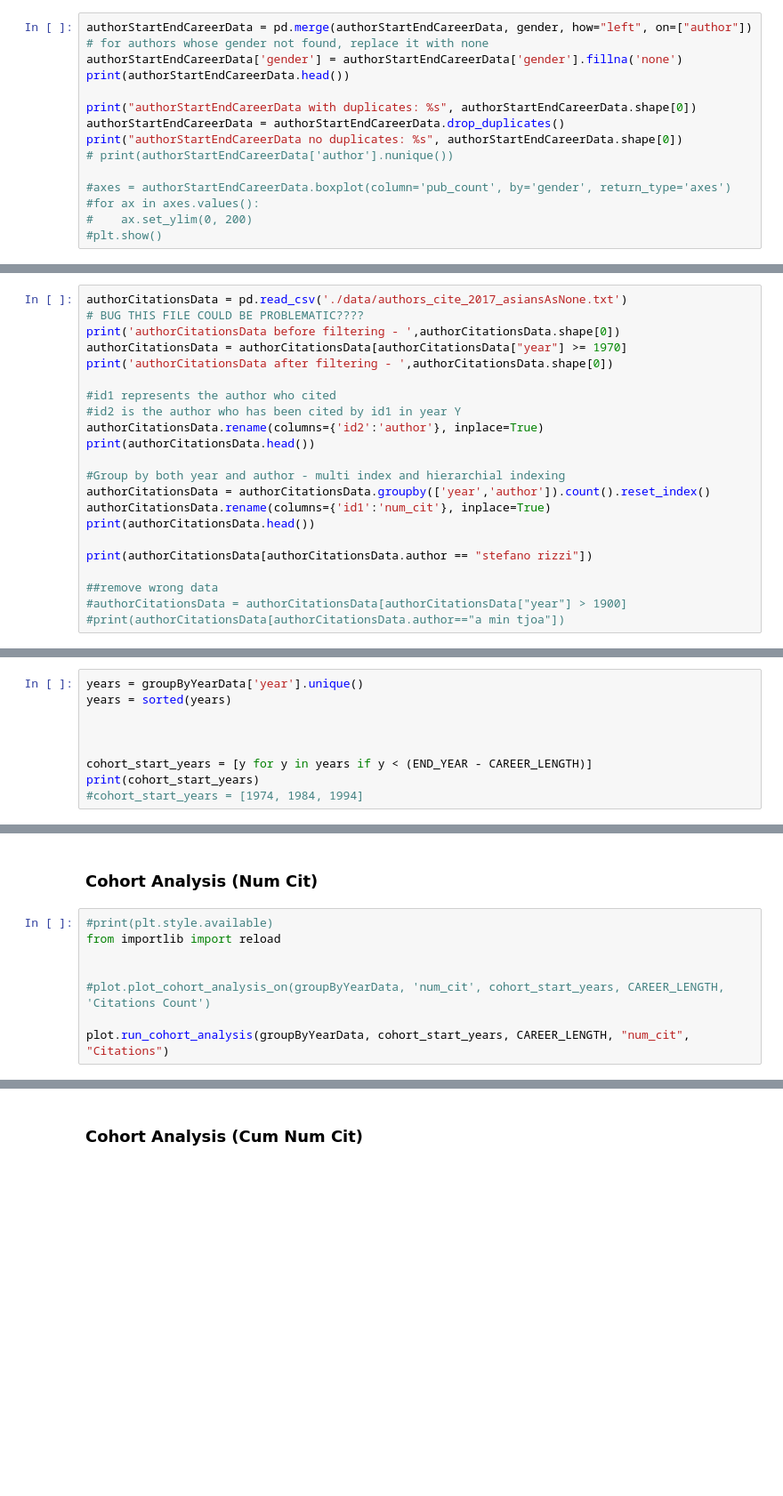
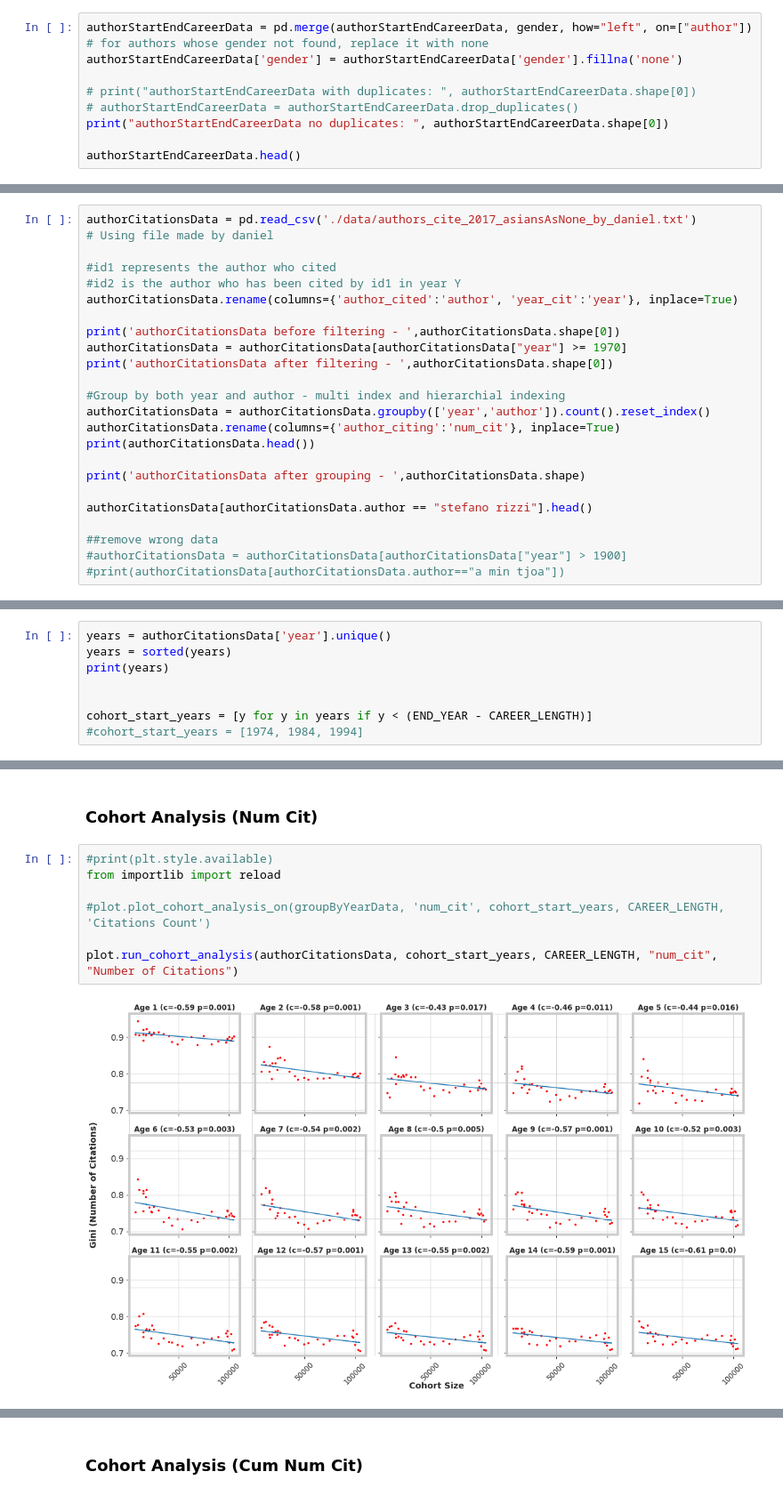
Before and after one commit to gesiscss/inequality, a Jupyter notebook: cohort-analysis-citations.ipynb, the cells around one changed output, grey strips where cells are left out. Shown at 89% size. Drawn from its saved outputs; the diff is of its cells as text; blank space fills up the shorter version.

Commit message:
new citations

```diff
--- a/cohort-analysis-citations.ipynb
+++ b/cohort-analysis-citations.ipynb
@@ -59,14 +86,9 @@ print("author unique names  - ", authorStartEndCareerData['author'].nunique())
 authorStartEndCareerData = pd.merge(authorStartEndCareerData, gender, how="left", on=["author"])
 # for authors whose gender not found, replace it with none
 authorStartEndCareerData['gender'] = authorStartEndCareerData['gender'].fillna('none')
-print(authorStartEndCareerData.head())
 
-print("authorStartEndCareerData with duplicates: %s", authorStartEndCareerData.shape[0])
-authorStartEndCareerData = authorStartEndCareerData.drop_duplicates()
-print("authorStartEndCareerData no duplicates: %s", authorStartEndCareerData.shape[0])
-# print(authorStartEndCareerData['author'].nunique())
+# print("authorStartEndCareerData with duplicates: ", authorStartEndCareerData.shape[0])
+# authorStartEndCareerData = authorStartEndCareerData.drop_duplicates()
+print("authorStartEndCareerData no duplicates: ", authorStartEndCareerData.shape[0])
 
-#axes = authorStartEndCareerData.boxplot(column='pub_count', by='gender', return_type='axes')
-#for ax in axes.values():
-#    ax.set_ylim(0, 200)
-#plt.show()
+authorStartEndCareerData.head()
@@ -73,23 +103,25 @@ print("authorStartEndCareerData no duplicates: %s", authorStartEndCareerData.sha
 # %% [markdown]
 ### Read Citation data
 # %%
-authorCitationsData = pd.read_csv('./data/authors_cite_2017_asiansAsNone.txt')
-# BUG THIS FILE COULD BE PROBLEMATIC????
+authorCitationsData = pd.read_csv('./data/authors_cite_2017_asiansAsNone_by_daniel.txt')
+# Using file made by daniel
+
+#id1 represents the author who cited
+#id2 is the author who has been cited by id1 in year Y
+authorCitationsData.rename(columns={'author_cited':'author', 'year_cit':'year'}, inplace=True)
+
 print('authorCitationsData before filtering - ',authorCitationsData.shape[0])
 authorCitationsData = authorCitationsData[authorCitationsData["year"] >= 1970]
 print('authorCitationsData after filtering - ',authorCitationsData.shape[0])
 
-#id1 represents the author who cited
-#id2 is the author who has been cited by id1 in year Y
-authorCitationsData.rename(columns={'id2':'author'}, inplace=True)
+#Group by both year and author - multi index and hierarchial indexing
+authorCitationsData = authorCitationsData.groupby(['year','author']).count().reset_index()
+authorCitationsData.rename(columns={'author_citing':'num_cit'}, inplace=True)
 print(authorCitationsData.head())
 
-#Group by both year and author - multi index and hierarchial indexing
-authorCitationsData = authorCitationsData.groupby(['year','author']).count().reset_index()
-authorCitationsData.rename(columns={'id1':'num_cit'}, inplace=True)
-print(authorCitationsData.head())
+print('authorCitationsData after grouping - ',authorCitationsData.shape)
 
-print(authorCitationsData[authorCitationsData.author == "stefano rizzi"])
+authorCitationsData[authorCitationsData.author == "stefano rizzi"].head()
 
 ##remove wrong data
 #authorCitationsData = authorCitationsData[authorCitationsData["year"] > 1900]
@@ -145,11 +248,10 @@ print(groupByYearData[groupByYearData['author'] == 'donatella sciuto'].head(10))
 
 #### Select Cohorts based on Start Years
 # %%
-years = groupByYearData['year'].unique()
+years = authorCitationsData['year'].unique()
 years = sorted(years)
-
+print(years)
 
 
 cohort_start_years = [y for y in years if y < (END_YEAR - CAREER_LENGTH)]
-print(cohort_start_years)
 #cohort_start_years = [1974, 1984, 1994]
@@ -158,8 +262,9 @@ print(cohort_start_years)
 # %%
 #print(plt.style.available)
 from importlib import reload
 
-
 #plot.plot_cohort_analysis_on(groupByYearData, 'num_cit', cohort_start_years, CAREER_LENGTH, 'Citations Count')
 
-plot.run_cohort_analysis(groupByYearData, cohort_start_years, CAREER_LENGTH, "num_cit", "Citations")
+plot.run_cohort_analysis(authorCitationsData, cohort_start_years, CAREER_LENGTH, "num_cit", "Number of Citations")
+# %% [output]
+[figure, added]
```
Also changed, not shown: parts of 22 cells of this notebook.
